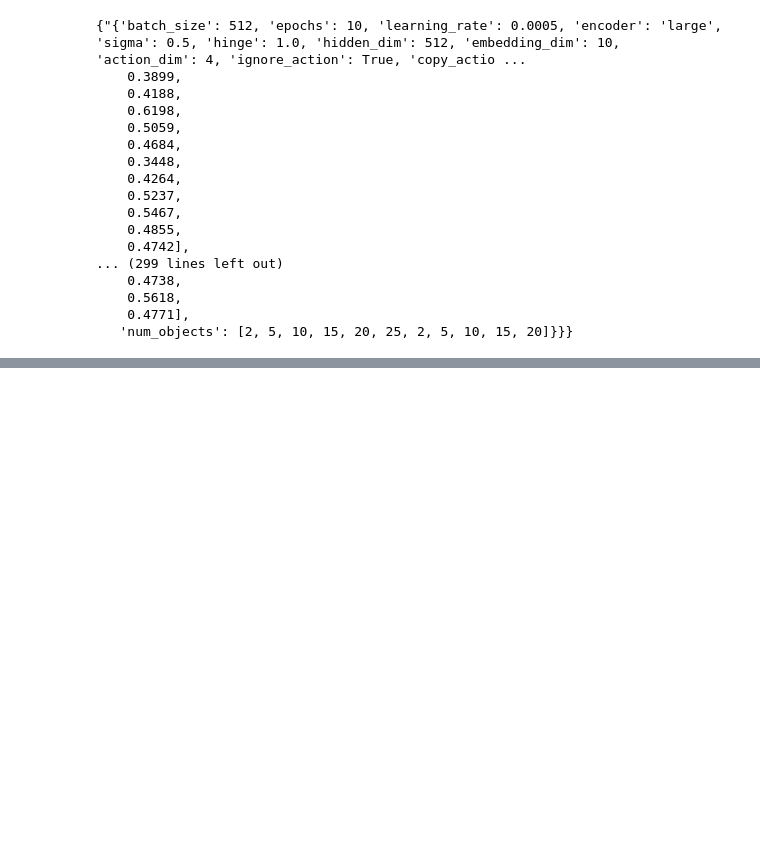
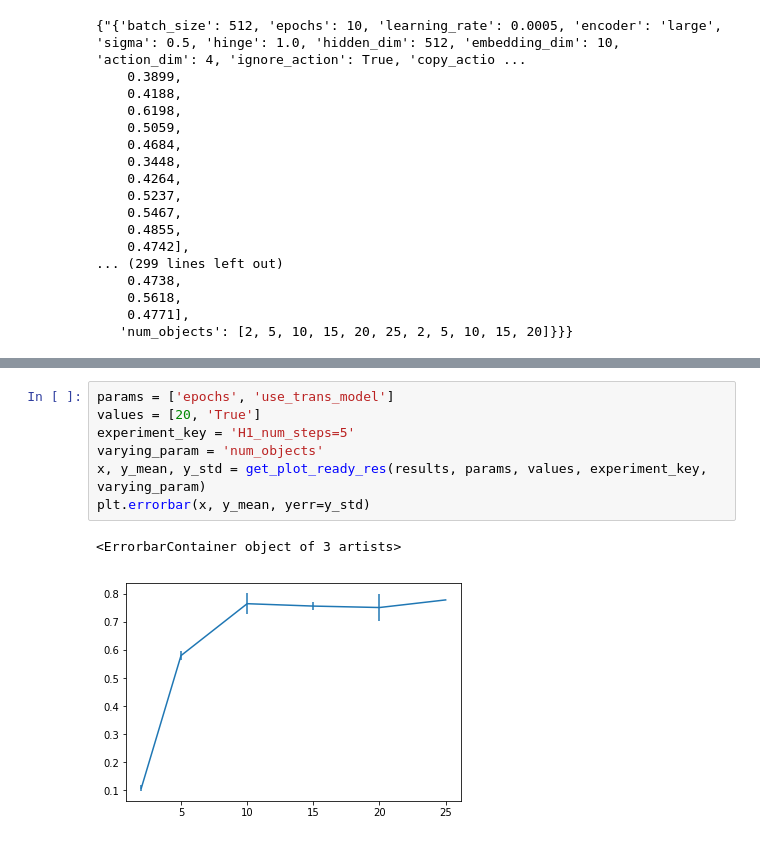
Before and after one commit to gabrielsluz/c-swm, a Jupyter notebook: Experiments.ipynb, the cells around one changed output, grey strips where cells are left out. Saved outputs shown, nothing was run; the diff lists cells and outputs as text; blank space fills up the shorter version.

```diff
--- a/Experiments.ipynb
+++ b/Experiments.ipynb
@@ -258,0 +240,10 @@ np.asarray(l).std()
+# %%
+params = ['epochs', 'use_trans_model']
+values = [20, 'True']
+experiment_key = 'H1_num_steps=5'
+varying_param = 'num_objects'
+x, y_mean, y_std = get_plot_ready_res(results, params, values, experiment_key, varying_param)
+plt.errorbar(x, y_mean, yerr=y_std)
+# %% [output]
+<ErrorbarContainer object of 3 artists>
+[figure, added]
```
Also changed, not shown: parts of 12 cells of this notebook.
